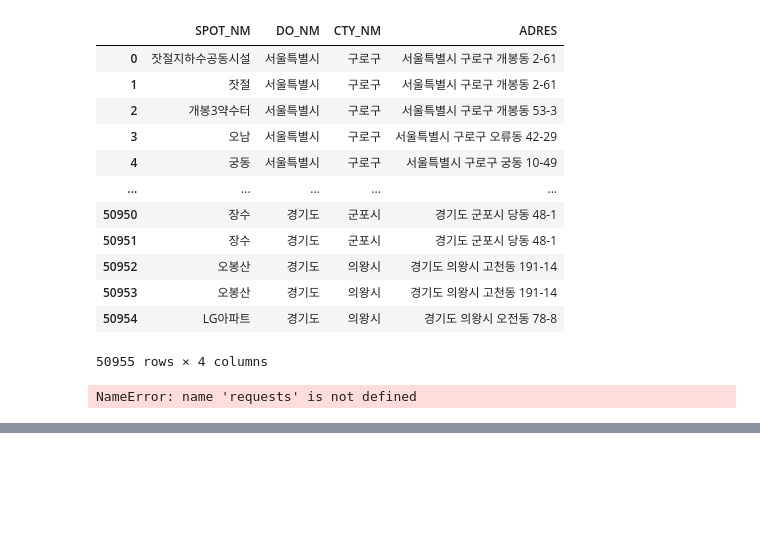
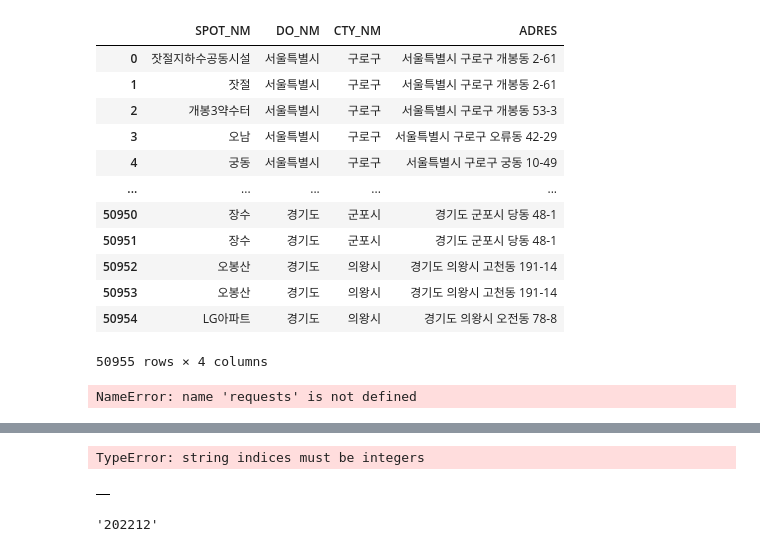
Before and after one commit to whdgus928/emergency-web, a Jupyter notebook: api_test.ipynb, the cells around one changed output, grey strips where cells are left out. Cells and saved outputs as stored; diff of their text form; code cells hidden in the pictures; blank space fills up the shorter version.

```diff
--- a/api_test.ipynb
+++ b/api_test.ipynb
@@ -501,0 +642,60 @@ body
+# %%
+def drought():
+    dt_now = datetime.datetime.now()
+    hour=dt_now.hour
+    date=str(dt_now.date()).replace('-','')
+    date=int(date)-1
+
+    url='http://223.130.129.189:9191/getInfoList/numOfRows=200&pageNo=1&_type=json&stDt=202212&edDt=202213'
+
+    response = requests.get(url)
+    json_ob = json.loads(response.content)
+    body = json_ob['response']['body']['items']['item']
+    df = pd.json_normalize(body)
+    df=df[['sigunNm', 'frcstFarm', 'frcstFarmMsg', 'frcstLiv','frcstLivMsg']]
+    df.rename(columns={'sigunNm':'시군구','frcstFarm':'생활 및 공업용수 가뭄 정보','frcstFarmMsg':'가뭄메시지','frcstLiv':'농업용수 가뭄정보','frcstLivMsg':'가뭄메시지'},inplace=True)
+    df=df[df['농업용수 가뭄정보']!='정상']
+    return df
+
+drought()
+# %% [output]
+TypeError: string indices must be integers
+# %%
+
+#url=f'http://223.130.129.189:9191/getWaterFlux/sujCode={i}&stDt={date}&stTm={hour}&edDt={date}&edTm={hour+1}'
+url='http://223.130.129.189:9191/getInfoList/numOfRows=100&pageNo=1&_type=json&stDt=202212&edDt=202212'
+response = requests.get(url)
+content = response.text
+
+xml_obj = bs4.BeautifulSoup(content,'lxml-xml')
+rows = xml_obj.findAll('item')
+
+name_list = [] # 열이름값
+row_list = [] # 행값
+value_list = [] #데이터값
+for i in range(0, len(rows)):
+    columns = rows[i].find_all()
+    #첫째 행 데이터 수집
+    for j in range(0,len(columns)):
+        if i ==0:
+            # 컬럼 이름 값 저장
+            name_list.append(columns[j].name)
+        # 컬럼의 각 데이터 값 저장
+        value_list.append(columns[j].text)
+    # 각 행의 value값 전체 저장
+    row_list.append(value_list)
+    # 데이터 리스트 값 초기화
+    value_list=[]
+
+#xml값 DataFrame으로 만들기
+flux_df = pd.DataFrame(row_list, columns=name_list)
+
+flux_df
+# %% [output]
+|  |
+# %%
+dt_now = datetime.datetime.now()
+date=str(dt_now.date()).replace('-','')
+str(date)[:-2]
+# %% [output]
+'202212'
```
Also changed, not shown: parts of 13 cells of this notebook, 19 other files.
